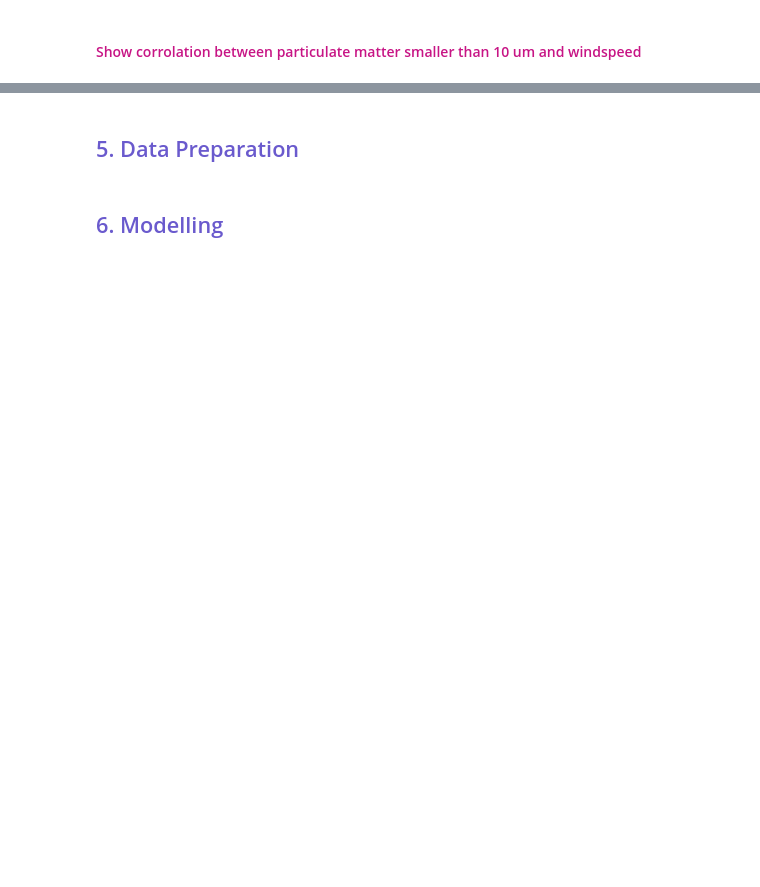
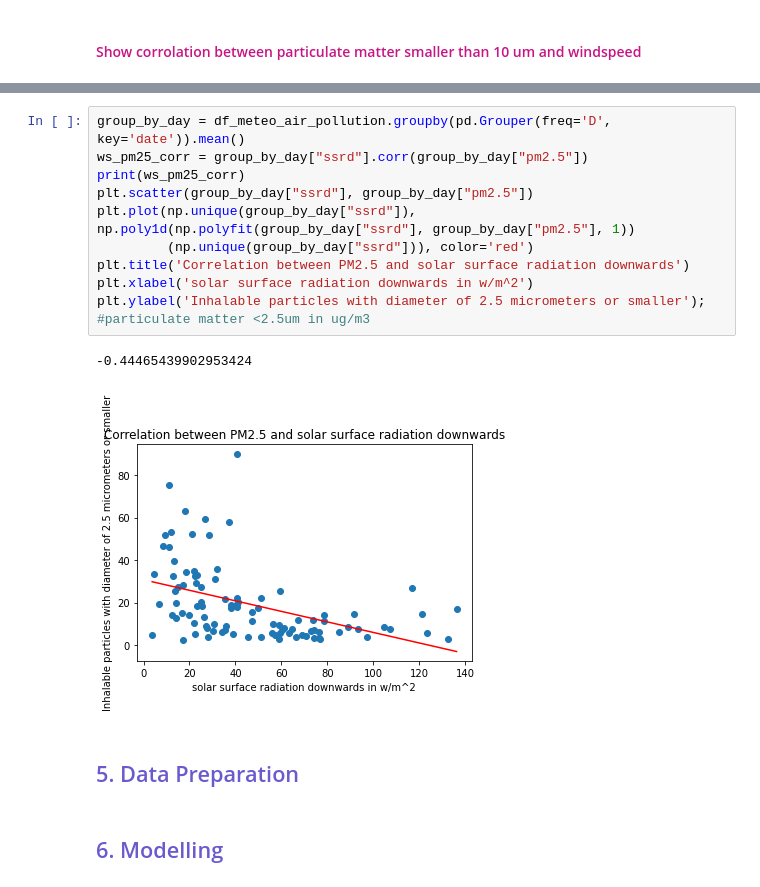
Before and after one commit to rawan-a-d/Air-Quality-Prediction, a Jupyter notebook: meteo-notebook.ipynb, the cells around one changed output, grey strips where cells are left out. Saved outputs shown, nothing was run; the diff lists cells and outputs as text; blank space fills up the shorter version.

```diff
--- a/meteo-notebook.ipynb
+++ b/meteo-notebook.ipynb
@@ -227,3 +242,17 @@ plt.ylabel('Inhalable particles with diameter of 10 micrometers or smaller');
+# %%
+group_by_day = df_meteo_air_pollution.groupby(pd.Grouper(freq='D', key='date')).mean()
+ws_pm25_corr = group_by_day["ssrd"].corr(group_by_day["pm2.5"])
+print(ws_pm25_corr)
+plt.scatter(group_by_day["ssrd"], group_by_day["pm2.5"])
+plt.plot(np.unique(group_by_day["ssrd"]), np.poly1d(np.polyfit(group_by_day["ssrd"], group_by_day["pm2.5"], 1))
+         (np.unique(group_by_day["ssrd"])), color='red')
+plt.title('Correlation between PM2.5 and solar surface radiation downwards')
+plt.xlabel('solar surface radiation downwards in w/m^2')
+plt.ylabel('Inhalable particles with diameter of 2.5 micrometers or smaller');
+#particulate matter <2.5um in ug/m3
+# %% [output]
+-0.44465439902953424
+[figure, added]
 # %% [markdown]
 <h2><font color=slateblue> 5. Data Preparation </font></h2>
 # %% [markdown]
```
Also changed, not shown: parts of 8 cells of this notebook.
